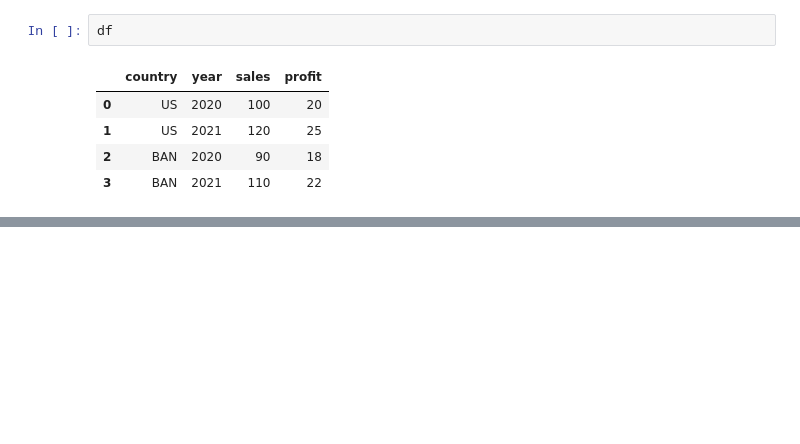
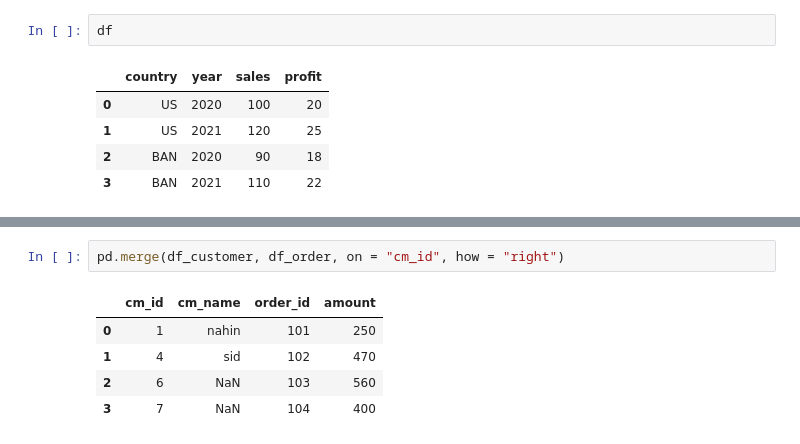
Before and after one commit to Nahin4200/AI-ML_learning_journey, a Jupyter notebook: pandas/pandas_01.ipynb, the cells around one changed output, grey strips where cells are left out. Cells and saved outputs as stored; diff of their text form; blank space fills up the shorter version.

```diff
--- a/pandas/pandas_01.ipynb
+++ b/pandas/pandas_01.ipynb
@@ -650,0 +704,8 @@ df
+# %%
+pd.merge(df_customer, df_order, on = "cm_id", how = "right")
+# %% [output]
+|  | cm_id | cm_name | order_id | amount |
+| 0 | 1 | nahin | 101 | 250 |
+| 1 | 4 | sid | 102 | 470 |
+| 2 | 6 | NaN | 103 | 560 |
+| 3 | 7 | NaN | 104 | 400 |
```
Also changed, not shown: parts of 7 cells of this notebook.
